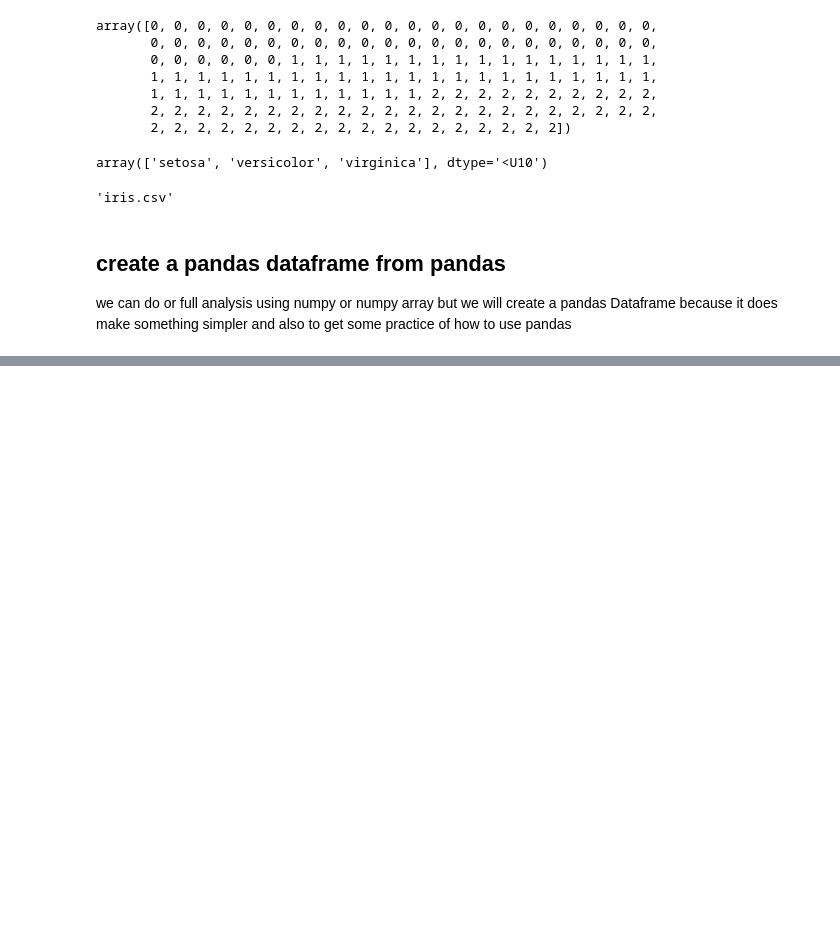
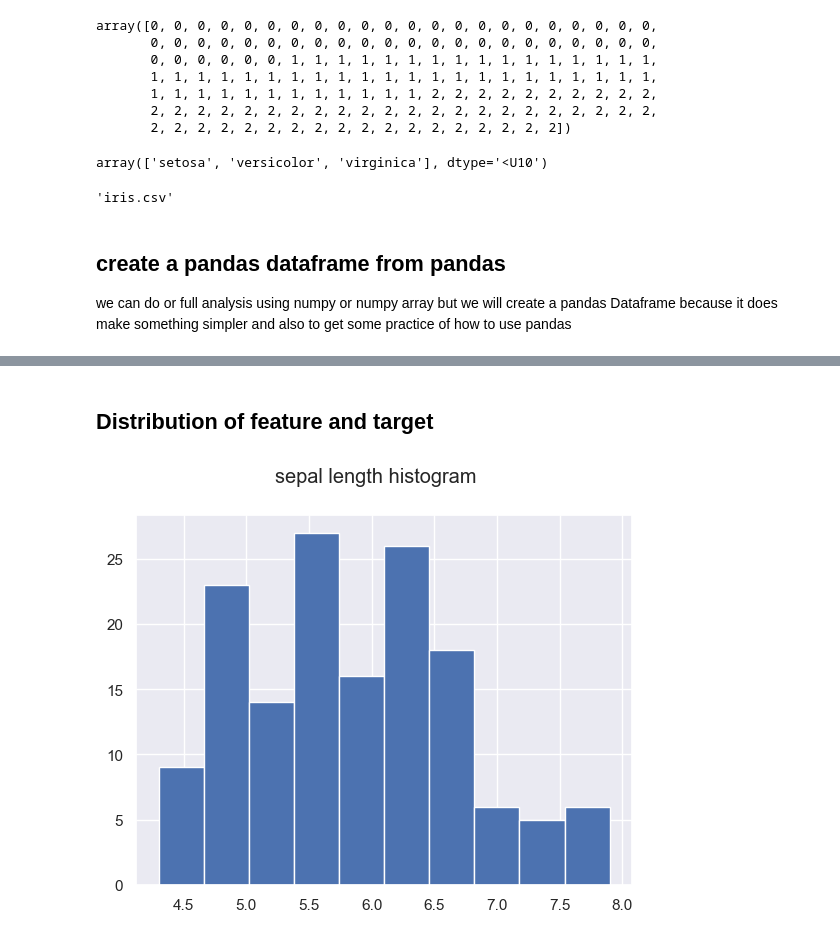
Before and after one commit to agrawalabhi881-a11y/ml-project, a Jupyter notebook: test.ipynb, the cells around one changed output, grey strips where cells are left out. Drawn from its saved outputs; the diff is of its cells as text; code cells hidden in the pictures; blank space fills up the shorter version.

```diff
--- a/test.ipynb
+++ b/test.ipynb
@@ -98,3 +99,5 @@ data["filename"]
 # %% [markdown]
 ## create a pandas dataframe from pandas
 we can do or full analysis using numpy or numpy array but we will create a pandas Dataframe because it does make something simpler and also to get some practice of how to use pandas
+# %%
+df = pd.DataFrame(data["data"],columns=data["feature_names"])
@@ -100,0 +121,2 @@ we can do or full analysis using numpy or numpy array but we will create a panda
+# %%
+df["target"] = data["target"]
@@ -100,0 +153,8 @@ we can do or full analysis using numpy or numpy array but we will create a panda
+# %% [markdown]
+## Distribution of feature and target
+# %%
+df["sepal length (cm)"].hist() ## used to plot histogram of sepal length syntax is df["column name"].hist()
+plt.suptitle("sepal length histogram") # used to show the title
+plt.show()
+# %% [output]
+[figure, added]
```
Also changed, not shown: parts of 19 cells of this notebook.
